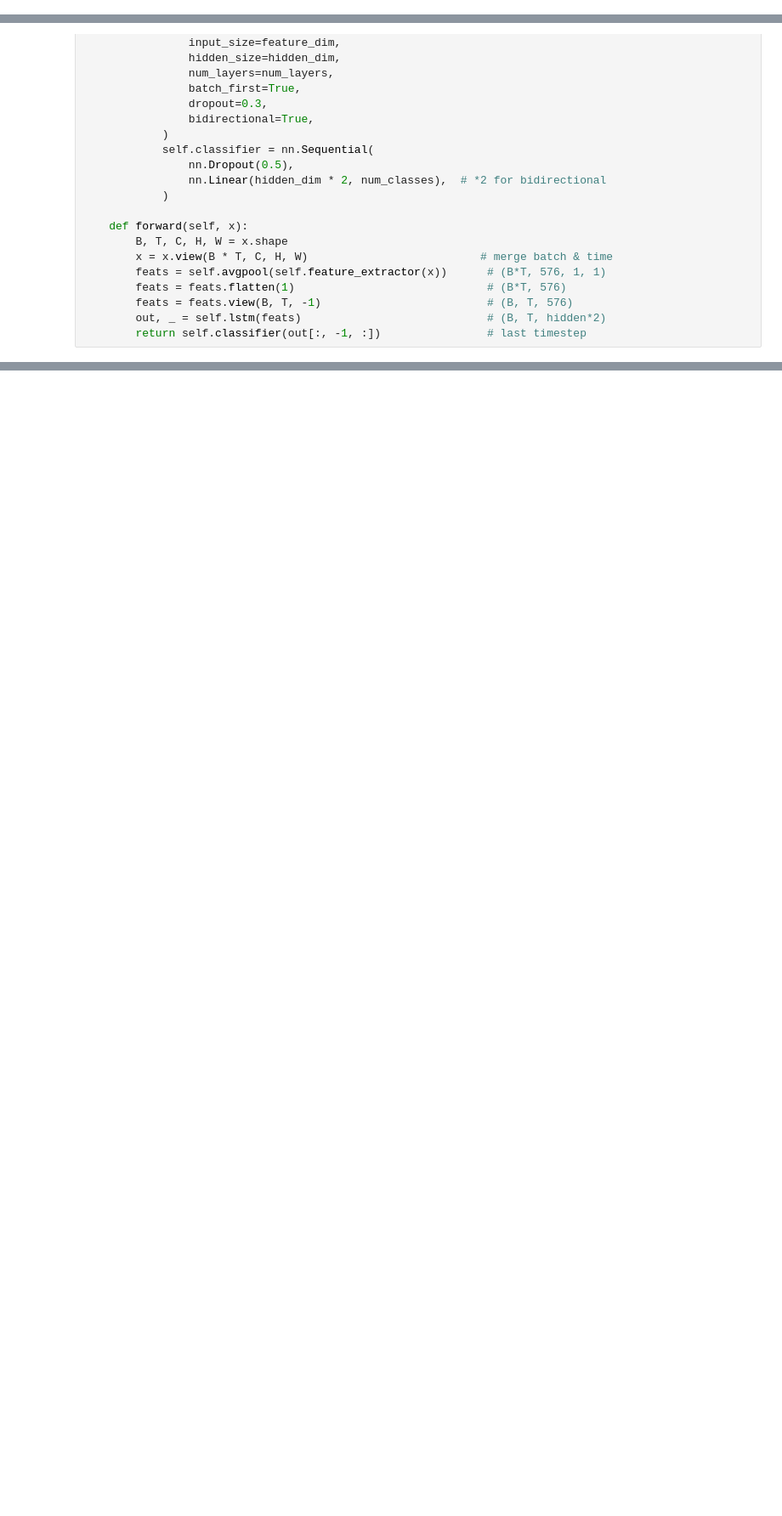
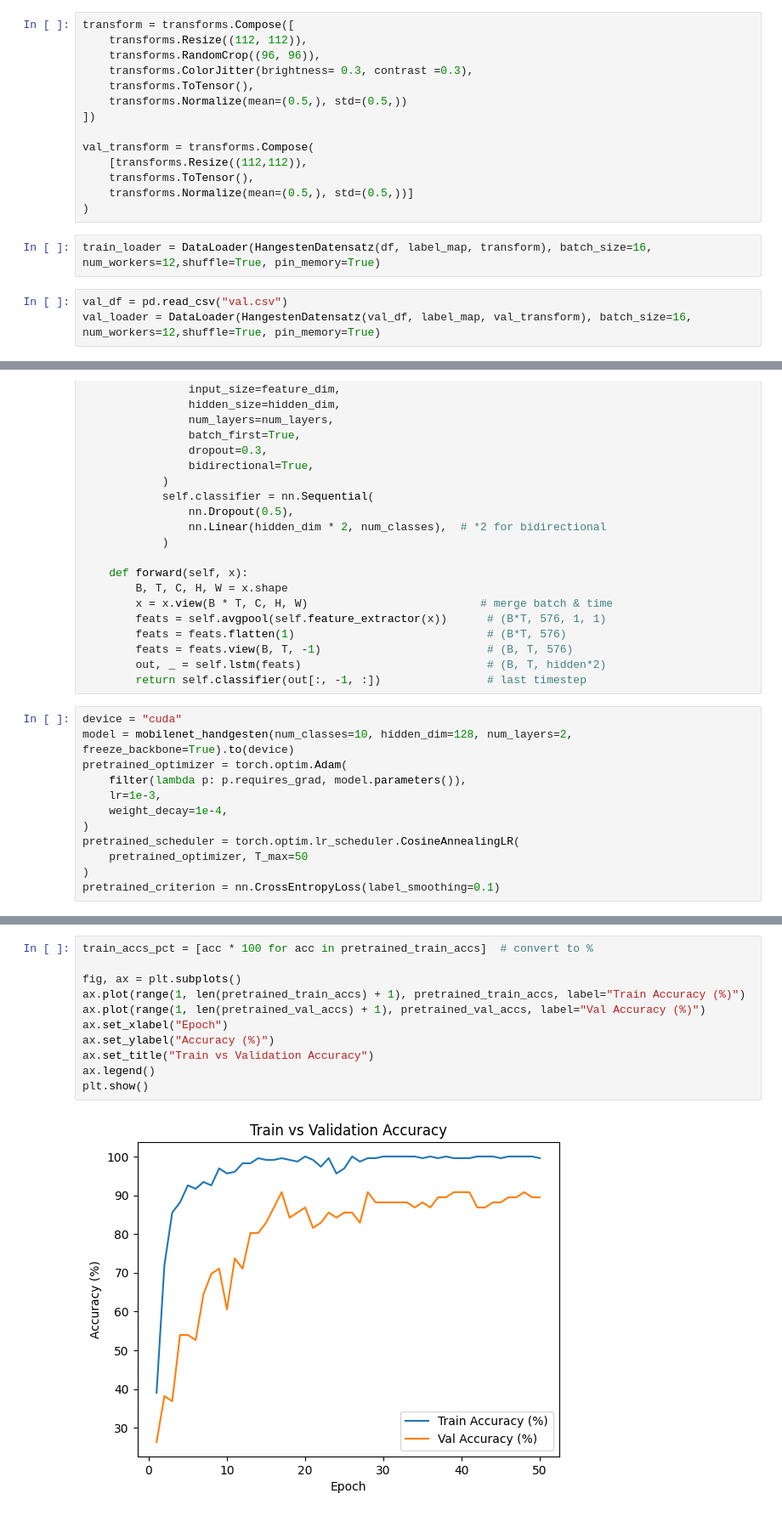
Before and after one commit to himanshunikam/Handgesten, a Jupyter notebook: exp_03.ipynb, the cells around one changed output, grey strips where cells are left out. Shown at 85% size. Cells and saved outputs as stored; diff of their text form; blank space fills up the shorter version.

Commit message:
Trained new model

```diff
--- a/exp_03.ipynb
+++ b/exp_03.ipynb
@@ -145,3 +79,22 @@ class HangestenDatensatz(Dataset):
+# %%
+transform = transforms.Compose([
+    transforms.Resize((112, 112)),
+    transforms.RandomCrop((96, 96)),
+    transforms.ColorJitter(brightness= 0.3, contrast =0.3),
+    transforms.ToTensor(),
+    transforms.Normalize(mean=(0.5,), std=(0.5,))
+])
+
+val_transform = transforms.Compose(
+    [transforms.Resize((112,112)),
+    transforms.ToTensor(),
+    transforms.Normalize(mean=(0.5,), std=(0.5,))]
+)
+# %%
+train_loader = DataLoader(HangestenDatensatz(df, label_map, transform), batch_size=16, num_workers=12,shuffle=True, pin_memory=True)
+# %%
+val_df = pd.read_csv("val.csv")
+val_loader = DataLoader(HangestenDatensatz(val_df, label_map, val_transform), batch_size=16, num_workers=12,shuffle=True, pin_memory=True)
 # %%
 from torchvision.models import mobilenet_v3_small, MobileNet_V3_Small_Weights
 # %%
@@ -182,3 +135,15 @@ class mobilenet_handgesten(nn.Module):
         feats = feats.view(B, T, -1)                         # (B, T, 576)
         out, _ = self.lstm(feats)                            # (B, T, hidden*2)
         return self.classifier(out[:, -1, :])                # last timestep
+# %%
+device = "cuda"
+model = mobilenet_handgesten(num_classes=10, hidden_dim=128, num_layers=2, freeze_backbone=True).to(device)
+pretrained_optimizer = torch.optim.Adam(
+    filter(lambda p: p.requires_grad, model.parameters()),
+    lr=1e-3,
+    weight_decay=1e-4,
+)
+pretrained_scheduler = torch.optim.lr_scheduler.CosineAnnealingLR(
+    pretrained_optimizer, T_max=50
+)
+pretrained_criterion = nn.CrossEntropyLoss(label_smoothing=0.1)
@@ -184,0 +235,13 @@ class mobilenet_handgesten(nn.Module):
+# %%
+train_accs_pct = [acc * 100 for acc in pretrained_train_accs]  # convert to %
+
+fig, ax = plt.subplots()
+ax.plot(range(1, len(pretrained_train_accs) + 1), pretrained_train_accs, label="Train Accuracy (%)")
+ax.plot(range(1, len(pretrained_val_accs) + 1), pretrained_val_accs, label="Val Accuracy (%)")
+ax.set_xlabel("Epoch")
+ax.set_ylabel("Accuracy (%)")
+ax.set_title("Train vs Validation Accuracy")
+ax.legend()
+plt.show()
+# %% [output]
+[figure, added]
```
Also changed, not shown: parts of 9 cells of this notebook, 1 other file.
